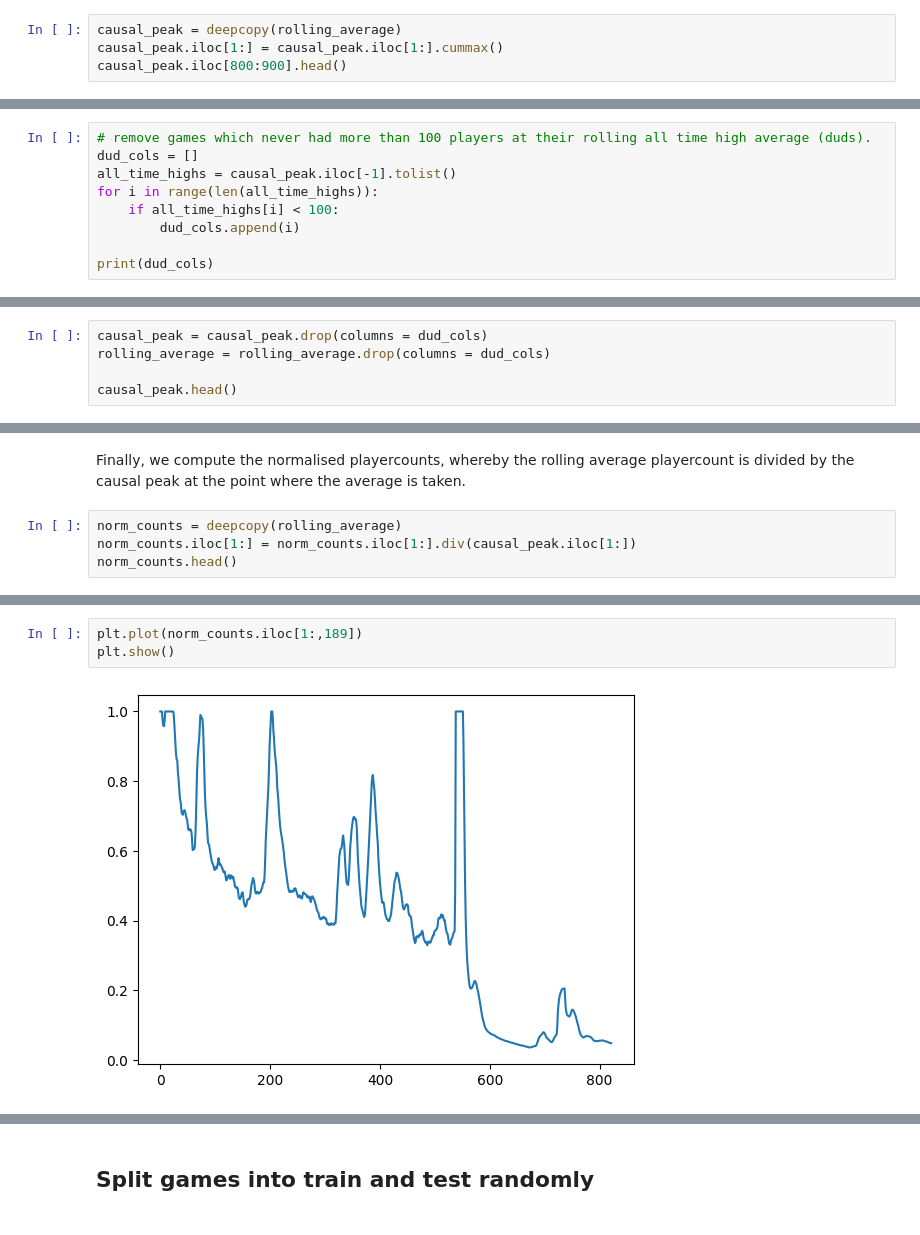
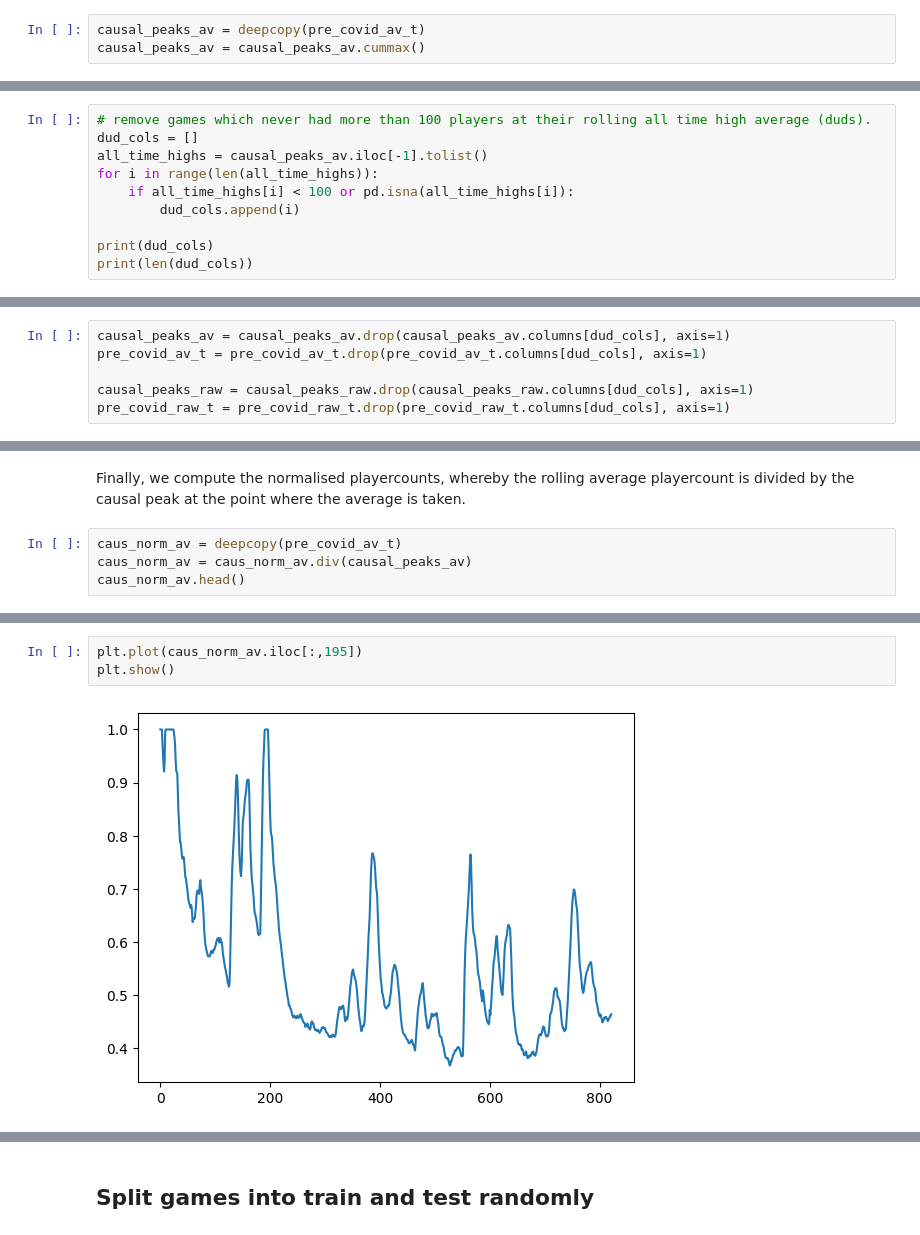
Before and after one commit to su-jai/player_forecasting, a Jupyter notebook: notebooks/data_engineering.ipynb, the cells around one changed output, grey strips where cells are left out. Cells and saved outputs as stored; diff of their text form.

```diff
--- a/notebooks/data_engineering.ipynb
+++ b/notebooks/data_engineering.ipynb
@@ -145,4 +104,3 @@ Now we compute the causal peaks for later useage using cummax.
 # %%
-causal_peak = deepcopy(rolling_average)
-causal_peak.iloc[1:] = causal_peak.iloc[1:].cummax()
-causal_peak.iloc[800:900].head()
+causal_peaks_av = deepcopy(pre_covid_av_t)
+causal_peaks_av = causal_peaks_av.cummax()
@@ -157,11 +107,12 @@ causal_peak.iloc[800:900].head()
 # %%
 # remove games which never had more than 100 players at their rolling all time high average (duds).
 dud_cols = []
-all_time_highs = causal_peak.iloc[-1].tolist()
+all_time_highs = causal_peaks_av.iloc[-1].tolist()
 for i in range(len(all_time_highs)):
-    if all_time_highs[i] < 100:
+    if all_time_highs[i] < 100 or pd.isna(all_time_highs[i]):
         dud_cols.append(i)
 
 print(dud_cols)
+print(len(dud_cols))
 # %% [output]
 [0, 2, 3, 5, 8, 16, 18, 20, 28, 29, 30, 38, 41, 51, 53, 56, 58, 61, 63, 68, 70, 72, 73, 74, 77, 78, 83, 85, 86, 88, 89, 91, 92, 93, 99, 105, 106, 114, 127, 131, 133, 138, 141, 143, 144, 149, 150, 158, ...
@@ -168,5 +120,6 @@ print(dud_cols)
 # %%
-causal_peak = causal_peak.drop(columns = dud_cols)
-rolling_average = rolling_average.drop(columns = dud_cols)
+causal_peaks_av = causal_peaks_av.drop(causal_peaks_av.columns[dud_cols], axis=1)
+pre_covid_av_t = pre_covid_av_t.drop(pre_covid_av_t.columns[dud_cols], axis=1)
 
-causal_peak.head()
+causal_peaks_raw = causal_peaks_raw.drop(causal_peaks_raw.columns[dud_cols], axis=1)
+pre_covid_raw_t = pre_covid_raw_t.drop(pre_covid_raw_t.columns[dud_cols], axis=1)
@@ -181,7 +129,7 @@ causal_peak.head()
 # %% [markdown]
 Finally, we compute the normalised playercounts, whereby the rolling average playercount is divided by the causal peak at the point where the average is taken.
 # %%
-norm_counts = deepcopy(rolling_average)
-norm_counts.iloc[1:] = norm_counts.iloc[1:].div(causal_peak.iloc[1:])
-norm_counts.head()
+caus_norm_av = deepcopy(pre_covid_av_t)
+caus_norm_av = caus_norm_av.div(causal_peaks_av)
+caus_norm_av.head()
 # %% [output]
@@ -195,5 +143,5 @@ norm_counts.head()
 # %%
-plt.plot(norm_counts.iloc[1:,189])
+plt.plot(caus_norm_av.iloc[:,195])
 plt.show()
 # %% [output]
-[figure, old version]
+[figure, new version]
```
Also changed, not shown: parts of 37 cells of this notebook.
